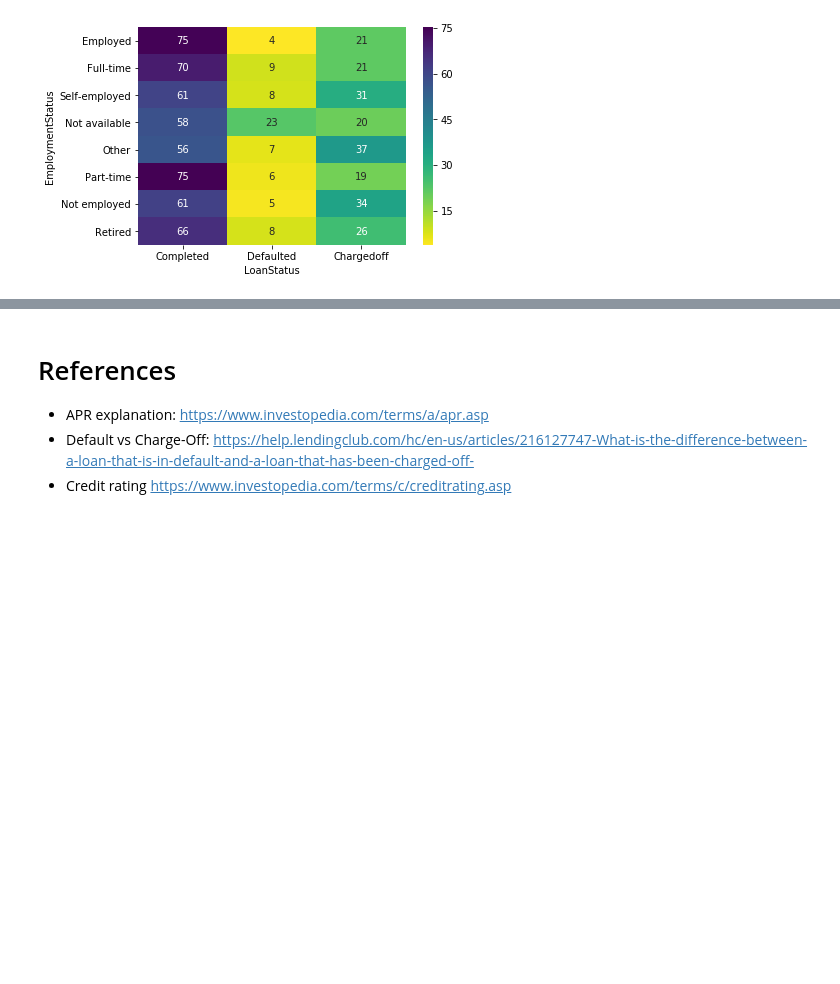
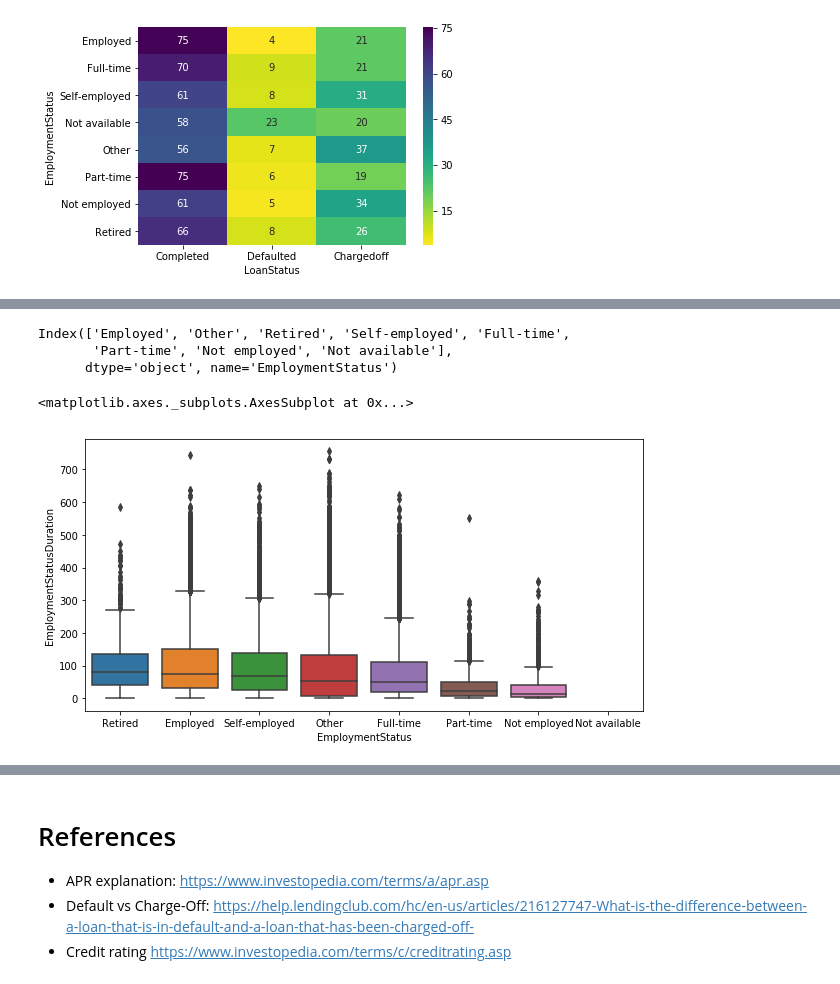
Before and after one commit to rashokanand/explore_prosper_loan_data, a Jupyter notebook: exploration_notebook.ipynb, the cells around one changed output, grey strips where cells are left out. Saved outputs shown, nothing was run; the diff lists cells and outputs as text; code cells hidden in the pictures; blank space fills up the shorter version.

```diff
--- a/exploration_notebook.ipynb
+++ b/exploration_notebook.ipynb
@@ -443,0 +463,22 @@ sb.heatmap(c, cmap = 'viridis_r',annot = True, fmt = '0.0f')
+# %%
+c.groupby('EmploymentStatus').mean().EmploymentStatusDuration.sort_values(ascending=False).index
+# %% [output]
+Index(['Employed', 'Other', 'Retired', 'Self-employed', 'Full-time',
+       'Part-time', 'Not employed', 'Not available'],
+      dtype='object', name='EmploymentStatus')
+# %%
+c = prosper_clean_df
+stat_order = c.EmploymentStatus.value_counts()[:10].index
+
+c = c[c.EmploymentStatus.isin(stat_order)]
+
+mean_order = c.groupby('EmploymentStatus').median().EmploymentStatusDuration.sort_values(ascending=False).index
+
+fig,ax = plt.subplots(figsize = (10,5))
+
+
+sb.boxplot(data = c, x = 'EmploymentStatus',y = 'EmploymentStatusDuration',ax = ax, order = mean_order)
+# ax.set(yscale='log')
+# %% [output]
+<matplotlib.axes._subplots.AxesSubplot at 0x...>
+[figure, added]
```
Also changed, not shown: parts of 9 cells of this notebook.
